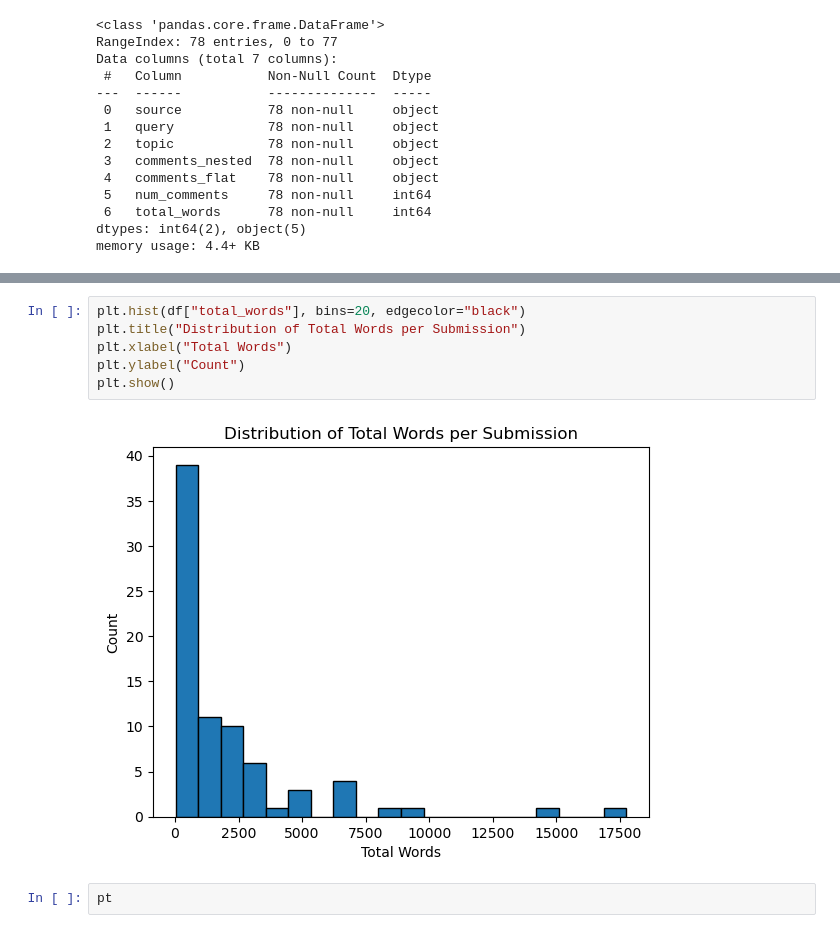
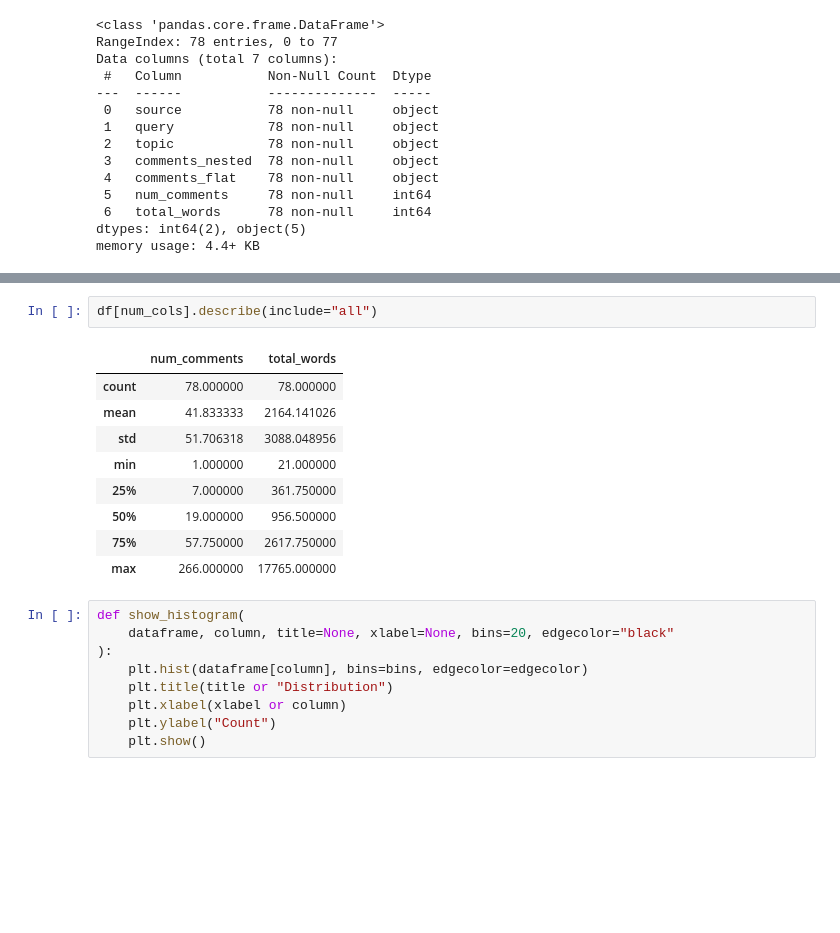
Before and after one commit to junclemente/ads509-final_project, a Jupyter notebook: notebooks/eda_raw.ipynb, the cells around one changed output, grey strips where cells are left out. Cells and saved outputs as stored; diff of their text form; blank space fills up the shorter version.

```diff
--- a/notebooks/eda.ipynb
+++ b/notebooks/eda_raw.ipynb
@@ -61,10 +49,21 @@ plt.show()
-# %%
-plt.hist(df["total_words"], bins=20, edgecolor="black")
-plt.title("Distribution of Total Words per Submission")
-plt.xlabel("Total Words")
-plt.ylabel("Count")
-plt.show()
-# %% [output]
-[figure, removed]
-# %%
-pt
+# %%
+df[num_cols].describe(include="all")
+# %% [output]
+|  | num_comments | total_words |
+| count | 78.000000 | 78.000000 |
+| mean | 41.833333 | 2164.141026 |
+| std | 51.706318 | 3088.048956 |
+| min | 1.000000 | 21.000000 |
+| 25% | 7.000000 | 361.750000 |
+| 50% | 19.000000 | 956.500000 |
+| 75% | 57.750000 | 2617.750000 |
+| max | 266.000000 | 17765.000000 |
+# %%
+def show_histogram(
+    dataframe, column, title=None, xlabel=None, bins=20, edgecolor="black"
+):
+    plt.hist(dataframe[column], bins=bins, edgecolor=edgecolor)
+    plt.title(title or "Distribution")
+    plt.xlabel(xlabel or column)
+    plt.ylabel("Count")
+    plt.show()
```
Also changed, not shown: parts of 6 cells of this notebook.
